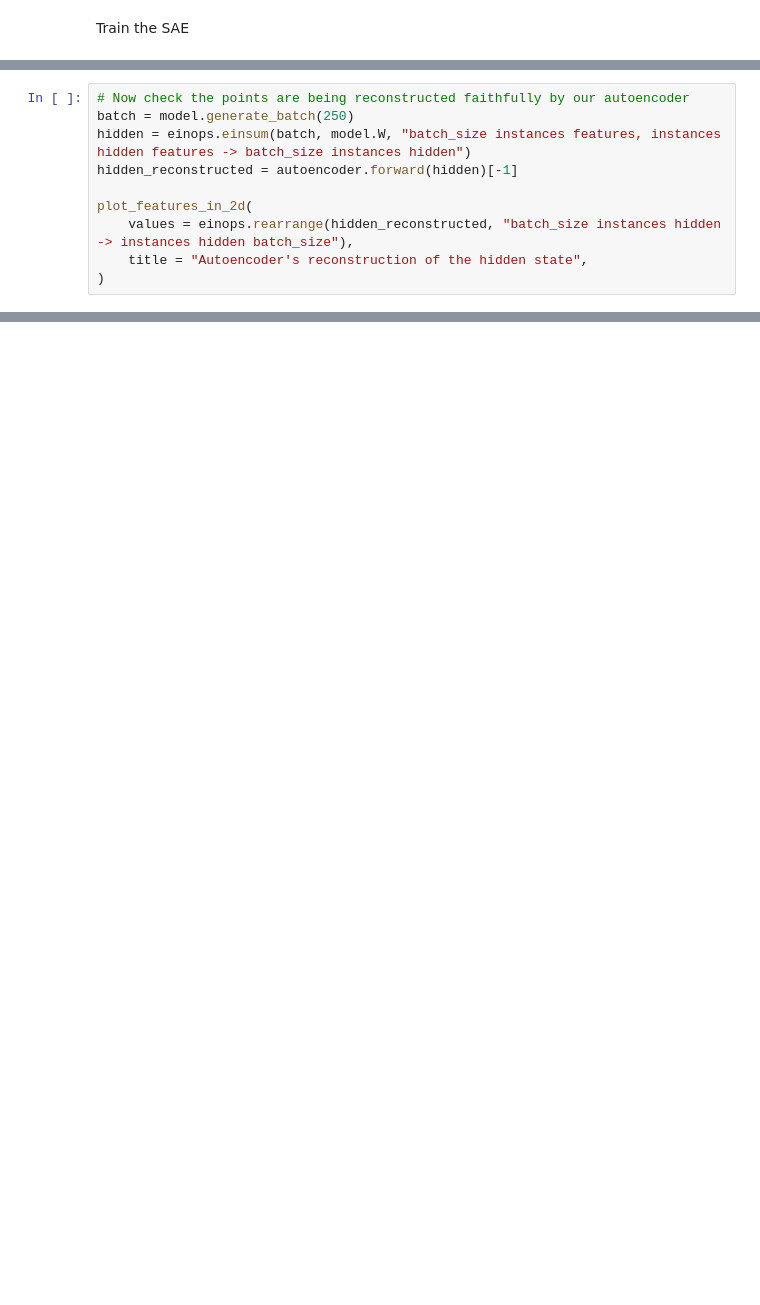
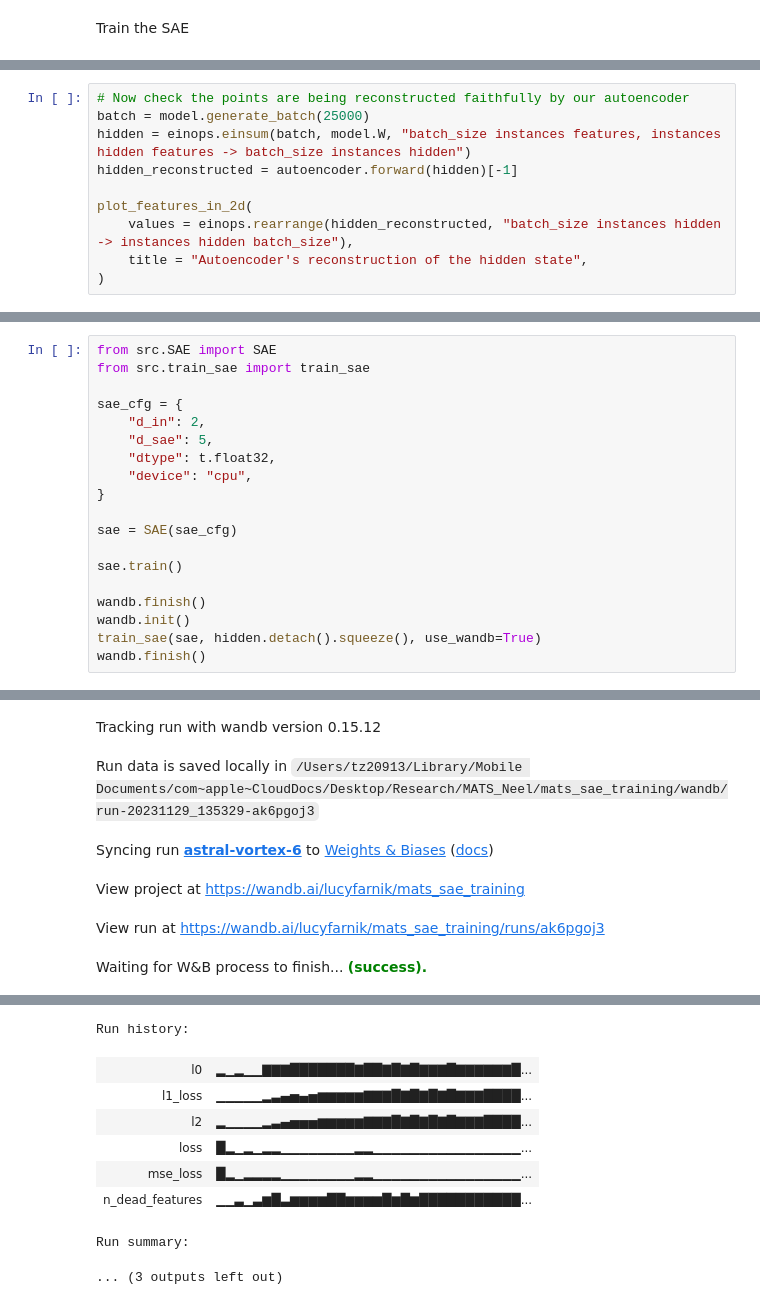
Before and after one commit to tom-pollak/SAELens, a Jupyter notebook: dev.ipynb, the cells around one changed output, grey strips where cells are left out. Saved outputs shown, nothing was run; the diff lists cells and outputs as text; blank space fills up the shorter version.

```diff
--- a/dev.ipynb
+++ b/dev.ipynb
@@ -1611,6 +1633,6 @@ plot_features_in_2d(
 # %%
 # Now check the points are being reconstructed faithfully by our autoencoder
-batch = model.generate_batch(250)
+batch = model.generate_batch(25000)
 hidden = einops.einsum(batch, model.W, "batch_size instances features, instances hidden features -> batch_size instances hidden")
 hidden_reconstructed = autoencoder.forward(hidden)[-1]
 
@@ -1626,0 +1653,20 @@ torch.Size([250, 8, 5])
+# %%
+from src.SAE import SAE
+from src.train_sae import train_sae
+
+sae_cfg = {
+    "d_in": 2,
+    "d_sae": 5,
+    "dtype": t.float32,
+    "device": "cpu",
+}
+
+sae = SAE(sae_cfg)
+
+sae.train()
+
+wandb.finish()
+wandb.init()
+train_sae(sae, hidden.detach().squeeze(), use_wandb=True)
+wandb.finish()
+# %% [output]
@@ -1626,0 +1678,6 @@ torch.Size([250, 8, 5])
+Tracking run with wandb version 0.15.12
+Run data is saved locally in /Users/tz20913/Library/Mobile Documents/com~apple~CloudDocs/Desktop/Research/MATS_Neel/mats_sae_training/wandb/run-20231129_135329-ak6pgoj3
+Syncing run astral-vortex-6 to Weights & Biases (docs)
+View project at https://wandb.ai/lucyfarnik/mats_sae_training
+View run at https://wandb.ai/lucyfarnik/mats_sae_training/runs/ak6pgoj3
+Waiting for W&B process to finish... (success).
@@ -1626,0 +1685,9 @@ torch.Size([250, 8, 5])
+Run history:
+| l0 | ▂▁▂▁▁▇▇▇███████▇██▇█▇█▇▇▇█▇▇▇▇▇▇█... |
+| l1_loss | ▁▁▁▁▁▂▃▄▅▄▅▆▆▆▆▆▇▇▇█▇█▇█▇█▇▇▇████... |
+| l2 | ▂▁▁▁▁▂▃▄▅▅▅▆▆▆▆▆▇▇▇█▇█▇█▇█▇▇▇████... |
+| loss | █▂▁▂▁▂▂▁▁▁▁▁▁▁▁▂▂▁▁▁▁▁▁▁▁▁▁▁▁▁▁▁▁... |
+| mse_loss | █▂▁▂▂▂▂▁▁▁▁▁▁▁▁▂▂▁▁▁▁▁▁▁▁▁▁▁▁▁▁▁▁... |
+| n_dead_features | ▁▁▃▁▃▆█▃▆▆▆▆██▆▆▆▆█▆█▆███████████... |
+Run summary:
+... (3 outputs left out)
```
Also changed, not shown: parts of 15 cells of this notebook, 1 other file.
